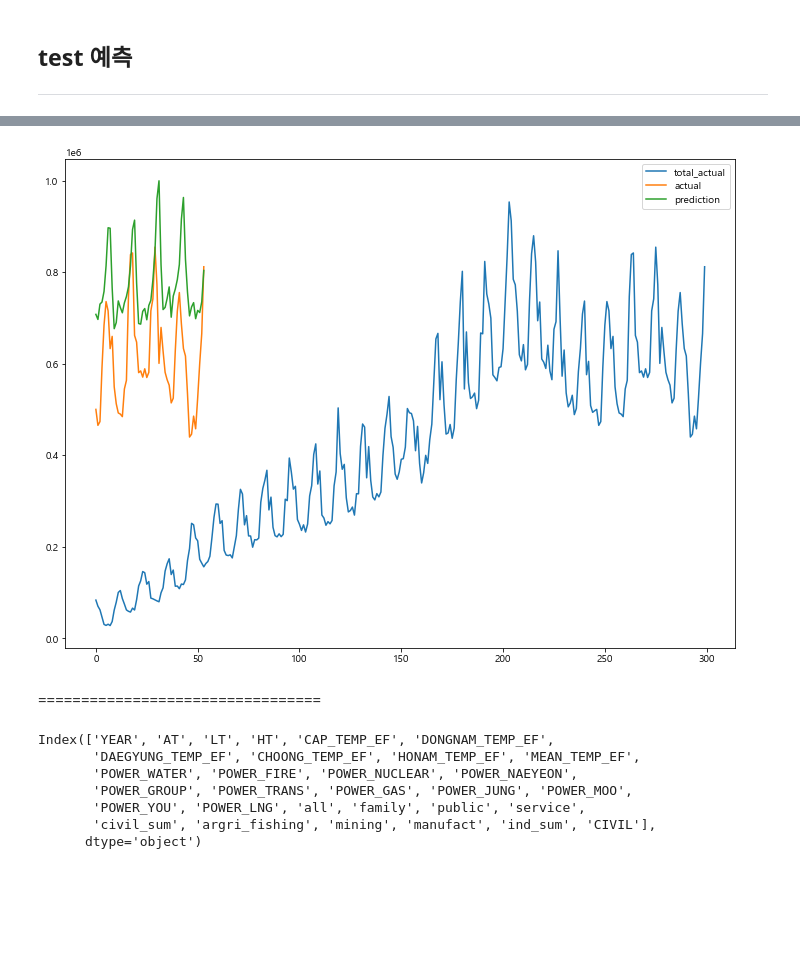
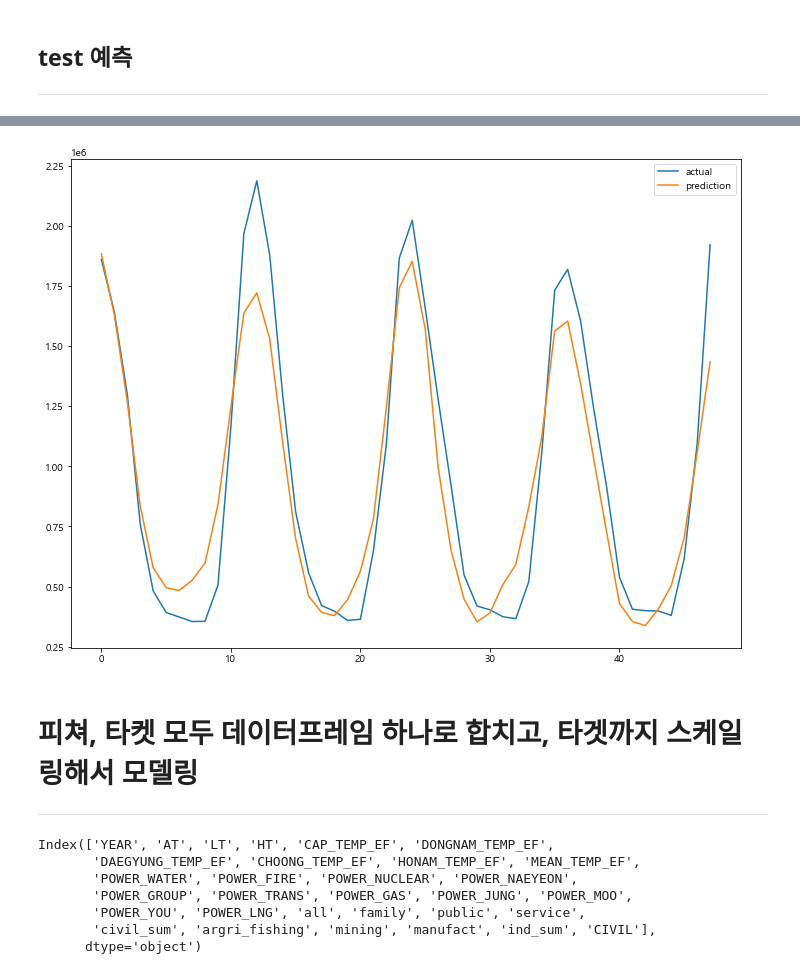
Before and after one commit to minsoo-s/03_Self_Study, a Jupyter notebook: bigstar/Model_LSTM_minsoo.ipynb, the cells around one changed output, grey strips where cells are left out. Saved outputs shown, nothing was run; the diff lists cells and outputs as text; code cells hidden in the pictures; blank space fills up the shorter version.

```diff
--- a/bigstar/Model_LSTM_minsoo.ipynb
+++ b/bigstar/Model_LSTM_minsoo.ipynb
@@ -84,22 +84,22 @@ data_scaled
 ---
 # %%
 # 과거 데이터 학습 함수
-def make_dataset(data, label, window_size=6):
+def make_dataset(data, label, window_size=12):
     feature_list = []
     label_list = []
-    for i in range(len(data) - window_size):
-        feature_list.append(np.array(data.iloc[i:i+window_size]))
-        label_list.append(np.array(label.iloc[i+window_size]))
+    for i in range(len(data) - window_size): # 데이터 개월 개수 - 학습할 과거개월수
+        feature_list.append(np.array(data.iloc[i:i+window_size])) # 시작 개월 ~ 12개월
+        label_list.append(np.array(label.iloc[i+window_size])) # 12개월 후 타겟 데이터
     return np.array(feature_list), np.array(label_list)
 # %%
 TEST_SIZE = 60 # 테스트: 2020년(12개월) / 학습: 1996~2019(288개월)
-WINDOW_SIZE = 6 # 학습시킬 과거 개월 단위(12개월)
+WINDOW_SIZE = 12 # 학습시킬 과거 개월 단위(12개월)
 
-x_train = data_scaled[:-TEST_SIZE]
-x_test = data_scaled[-TEST_SIZE:]
+x_train = data_scaled[:-TEST_SIZE] # 1996~2014
+x_test = data_scaled[-TEST_SIZE:] # 2015~2016
 
-y_train = target_i[:-TEST_SIZE]
-y_test = target_i[-TEST_SIZE:]
+y_train = target_c[:-TEST_SIZE]
+y_test = target_c[-TEST_SIZE:]
 # %%
 x_train.shape, x_test.shape, y_train.shape, y_test.shape
 # %% [output]
@@ -107,8 +107,9 @@ x_train.shape, x_test.shape, y_train.shape, y_test.shape
 # %%
 from sklearn.model_selection import train_test_split
 
-train_feature, train_label = make_dataset(x_train, y_train, 6)
+# 과거 12개월-> 다음 1개월 예측( 1996~2014년 )
+train_feature, train_label = make_dataset(x_train, y_train, 12)
 
-x_train, x_valid, y_train, y_valid = train_test_split(train_feature, train_label, test_size=0.2)
+x_train, x_valid, y_train, y_valid = train_test_split(train_feature, train_label, test_size=0.2, )
 x_train.shape, x_valid.shape
 # %% [output]
@@ -122,6 +124,6 @@ x_test.shape, y_test.shape
 # %% [output]
 ((60, 29), (60,))
 # %%
-x_test, y_test = make_dataset(x_test, y_test, 6)
+x_test, y_test = make_dataset(x_test, y_test, 12)
 x_test.shape, y_test.shape
 # %% [output]
@@ -189,14 +192,15 @@ pred.shape
 # %%
 plt.figure(figsize=(12, 9))
-plt.plot(target_i, label = 'total_actual')
+#plt.plot(target_i, label = 'total_actual')
 plt.plot(y_test, label = 'actual')
 plt.plot(pred, label = 'prediction')
 plt.legend()
 plt.show()
 # %% [output]
-[figure, old version]
+[figure, new version]
-# %% [markdown]
-=================================
+# %% [markdown]
+# 피쳐, 타켓 모두 데이터프레임 하나로 합치고, 타겟까지 스케일링해서 모델링
+---
 # %%
 # data ,target 데이터 불러오기
 data = pd.read_csv('./data_final.csv',index_col=0)
```
Also changed, not shown: parts of 11 cells of this notebook.
